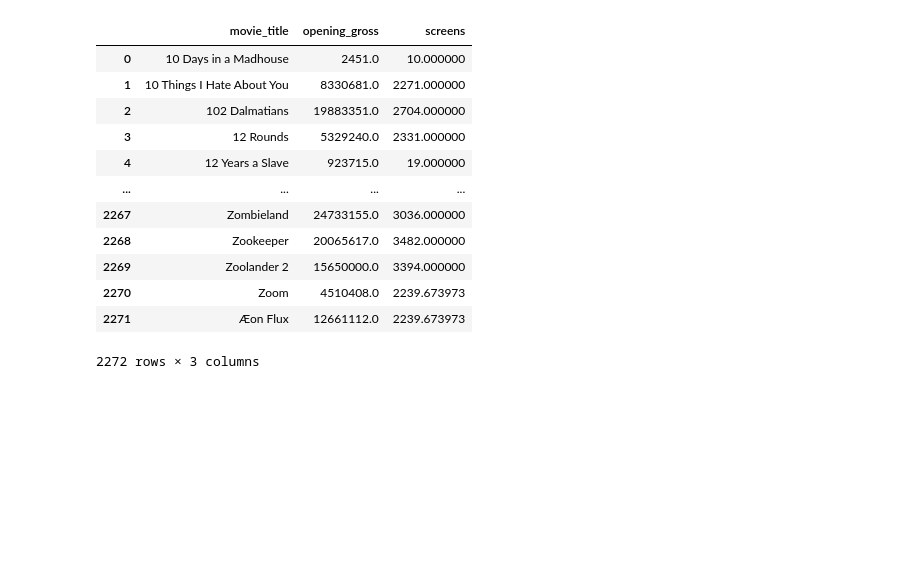
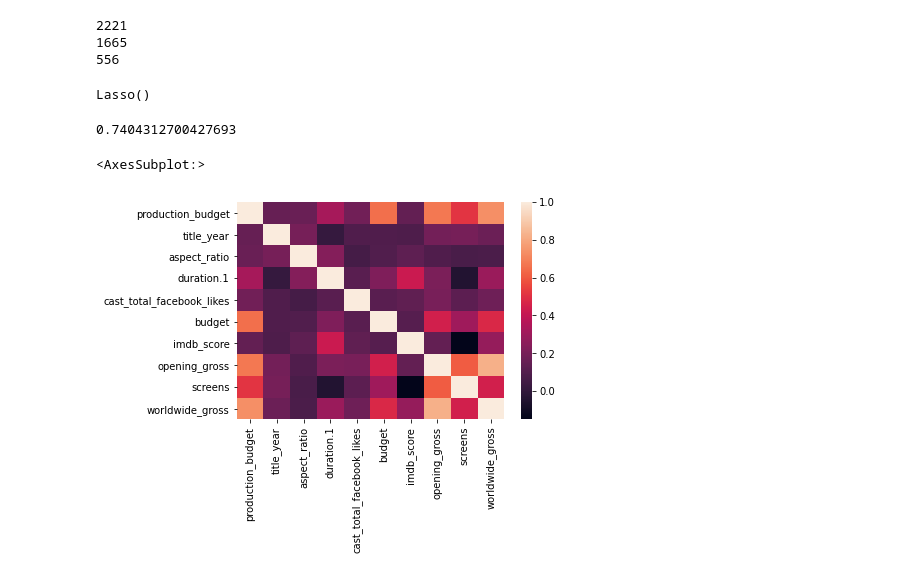
Before and after one commit to Minombreesana/IMDB-project, a Jupyter notebook: IMDB_project/models/model_opening.ipynb, the cells around one changed output. Saved outputs shown, nothing was run; the diff lists cells and outputs as text; code cells hidden in the pictures; blank space fills up the shorter version.

Commit message:
model opening

```diff
--- a/IMDB_project/models/model_opening.ipynb
+++ b/IMDB_project/models/model_opening.ipynb
@@ -5,3 +6,2 @@ import matplotlib.pyplot as plt
 # %%
-movies = pd.read_csv('./Data/opening.csv')
-movies.shape
+x = pd.read_csv('../Data/Intermediate_results/X_opening.csv')
@@ -77,5 +7,0 @@ values.shape
-# %%
-x = pd.DataFrame(values)
-x.columns = movies_2.columns
-x.index = movies_2.index
-x
@@ -95,0 +17,3 @@ x
+# %%
+y = x['worldwide_gross']
+x = x.drop('worldwide_gross', axis = 1)
@@ -95,0 +24,8 @@ x
+# %%
+print(len(x))
+print(len(x_train))
+print(len(x_test))
+# %% [output]
+2221
+1665
+556
@@ -95,0 +36,4 @@ x
+# %%
+model.fit(x_train, y_train)
+# %% [output]
+Lasso()
@@ -96,17 +42,10 @@ x
+# %%
+model.score(x_test, y_test)
+# %% [output]
+0.7404312700427693
 # %%
-new_movies = pd.concat([movies['movie_title'],x], axis = 1)
-new_movies
+Z = pd.concat([x,y], axis = 1)
+sns.heatmap(Z.corr())
 # %% [output]
-|  | movie_title | opening_gross | screens |
-| 0 | 10 Days in a Madhouse | 2451.0 | 10.000000 |
-| 1 | 10 Things I Hate About You | 8330681.0 | 2271.000000 |
-| 2 | 102 Dalmatians | 19883351.0 | 2704.000000 |
-| 3 | 12 Rounds | 5329240.0 | 2331.000000 |
-| 4 | 12 Years a Slave | 923715.0 | 19.000000 |
-| ... | ... | ... | ... |
-| 2267 | Zombieland | 24733155.0 | 3036.000000 |
-| 2268 | Zookeeper | 20065617.0 | 3482.000000 |
-| 2269 | Zoolander 2 | 15650000.0 | 3394.000000 |
-| 2270 | Zoom | 4510408.0 | 2239.673973 |
-| 2271 | Æon Flux | 12661112.0 | 2239.673973 |
-2272 rows × 3 columns
+<AxesSubplot:>
+[figure, added]
```
Also changed, not shown: parts of 16 cells of this notebook.
